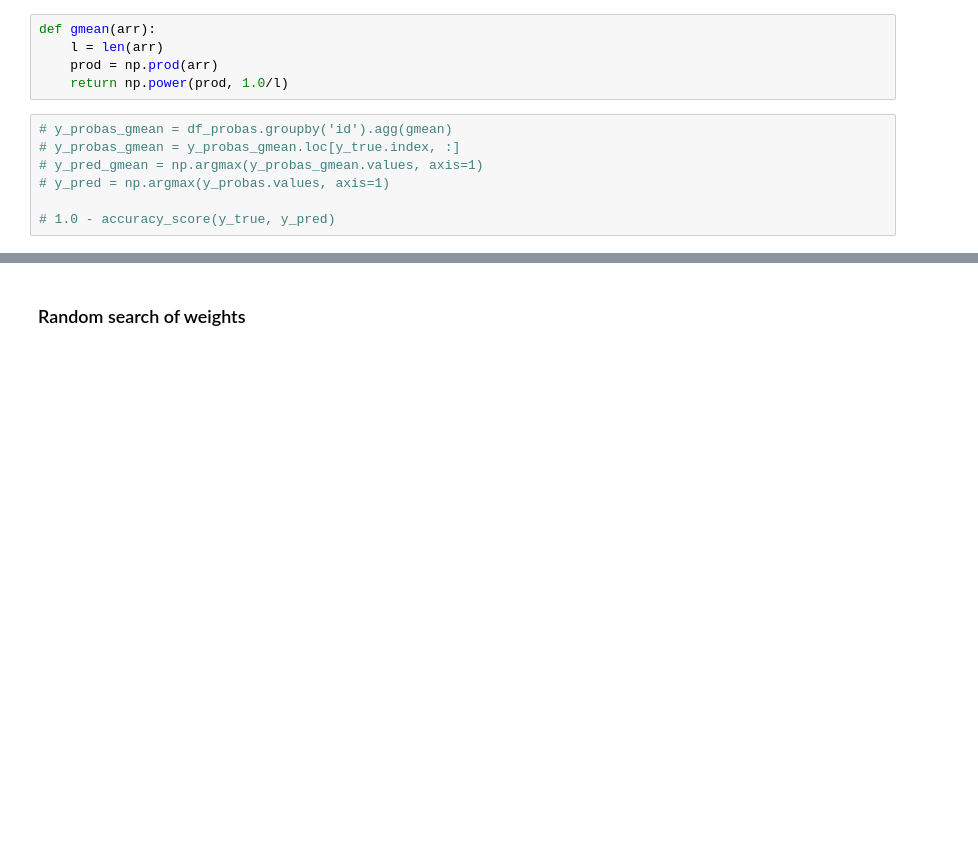
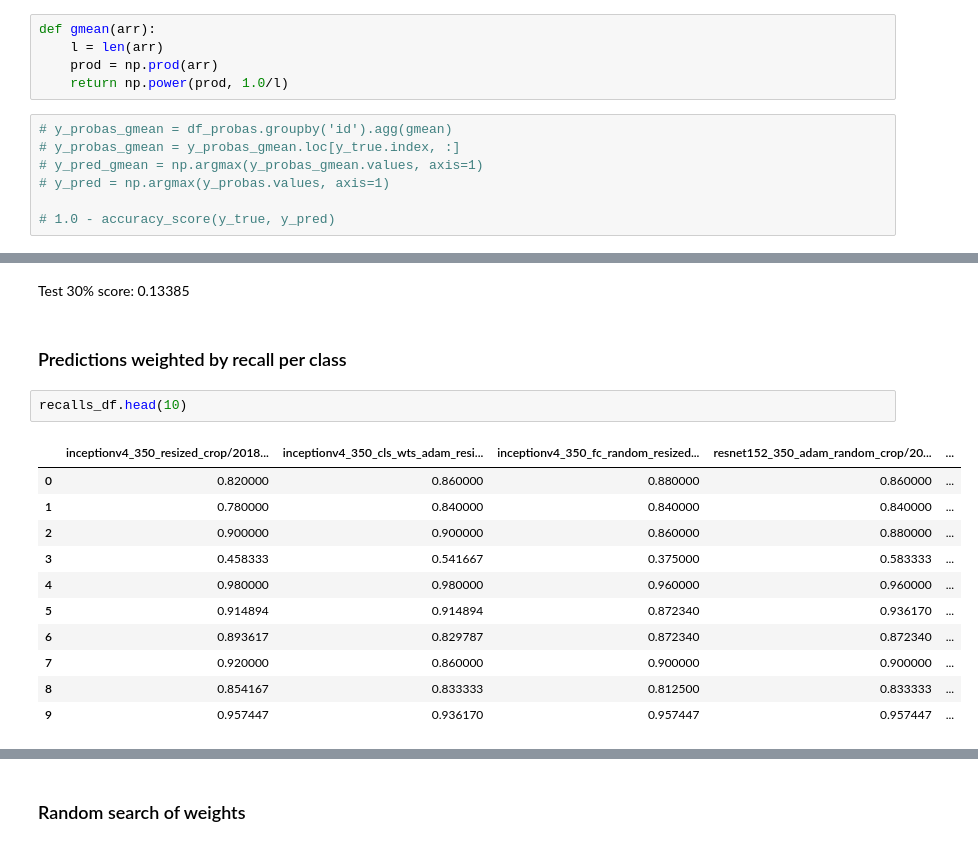
Before and after one commit to vfdev-5/ignite-examples, a Jupyter notebook: classification/imaterialist_challenge_furniture_2018/notebooks/compare_val_probas.ipynb, the cells around one changed output, grey strips where cells are left out. Cells and saved outputs as stored; diff of their text form; blank space fills up the shorter version.

```diff
--- a/classification/imaterialist_challenge_furniture_2018/notebooks/compare_val_probas.ipynb
+++ b/classification/imaterialist_challenge_furniture_2018/notebooks/compare_val_probas.ipynb
@@ -117,0 +296,18 @@ def gmean(arr):
+# %% [markdown]
+Test 30% score: 0.13385
+# %% [markdown]
+### Predictions weighted by recall per class
+# %%
+recalls_df.head(10)
+# %% [output]
+|  | inceptionv4_350_resized_crop/2018... | inceptionv4_350_cls_wts_adam_resi... | inceptionv4_350_fc_random_resized... | resnet152_350_adam_random_crop/20... | ... |
+| 0 | 0.820000 | 0.860000 | 0.880000 | 0.860000 | ... |
+| 1 | 0.780000 | 0.840000 | 0.840000 | 0.840000 | ... |
+| 2 | 0.900000 | 0.900000 | 0.860000 | 0.880000 | ... |
+| 3 | 0.458333 | 0.541667 | 0.375000 | 0.583333 | ... |
+| 4 | 0.980000 | 0.980000 | 0.960000 | 0.960000 | ... |
+| 5 | 0.914894 | 0.914894 | 0.872340 | 0.936170 | ... |
+| 6 | 0.893617 | 0.829787 | 0.872340 | 0.872340 | ... |
+| 7 | 0.920000 | 0.860000 | 0.900000 | 0.900000 | ... |
+| 8 | 0.854167 | 0.833333 | 0.812500 | 0.833333 | ... |
+| 9 | 0.957447 | 0.936170 | 0.957447 | 0.957447 | ... |
```
Also changed, not shown: parts of 41 cells of this notebook, 6 other files.
